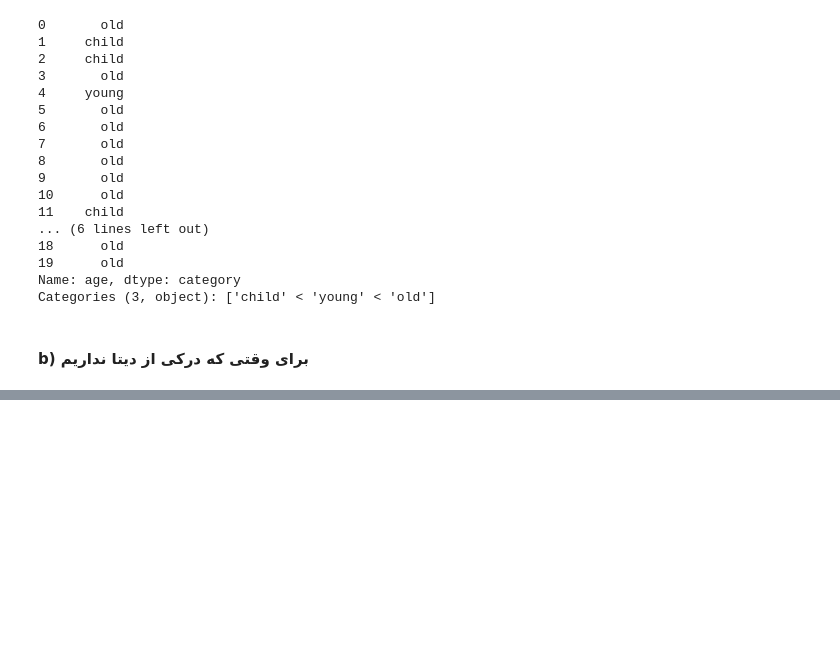
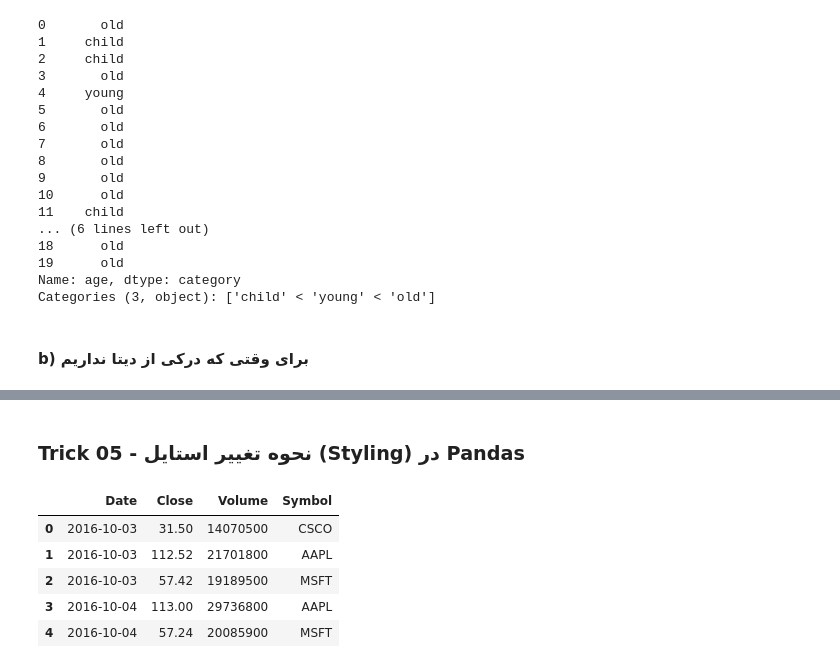
Before and after one commit to poorialari2017/ML_git001, a Jupyter notebook: MLproj002/Pooria/01 Preprocessing/Pandas/02 30Trick of Pandas.ipynb, the cells around one changed output, grey strips where cells are left out. Cells and saved outputs as stored; diff of their text form; code cells hidden in the pictures; blank space fills up the shorter version.

```diff
--- a/MLproj002/Pooria/01 Preprocessing/Pandas/02 30Trick of Pandas.ipynb
+++ b/MLproj002/Pooria/01 Preprocessing/Pandas/02 30Trick of Pandas.ipynb
@@ -323,0 +334,6 @@ dft03
+# %%
+pd.set_option('display.float_format', lambda x: '%.10f' % x)
+# %%
+pd.set_option('display.float_format', lambda x: '%.1f' % x)
+dft04.fare
+# دقت کنید این کار روی کل پانداس اعمال میشه نه دیتا فریم
@@ -323,0 +355,3 @@ dft03
+# %%
+pd.reset_option('display.float_format')
+dft04.fare
@@ -323,0 +371,5 @@ dft03
+# %%
+pd.set_option('display.float_format', lambda x: '%.1f' % x)
+print(dft04.fare)
+pd.reset_option('display.float_format')
+print(dft04.fare)
@@ -323,0 +394,2 @@ dft03
+# %% [markdown]
+### Trick 05 - نحوه تغییر استایل (Styling) در Pandas
@@ -323,0 +400,10 @@ dft03
+# %%
+dft05 = pd.read_csv("../../00 DATA/stocks.csv")
+dft05.head()
+# %% [output]
+|  | Date | Close | Volume | Symbol |
+| 0 | 2016-10-03 | 31.50 | 14070500 | CSCO |
+| 1 | 2016-10-03 | 112.52 | 21701800 | AAPL |
+| 2 | 2016-10-03 | 57.42 | 19189500 | MSFT |
+| 3 | 2016-10-04 | 113.00 | 29736800 | AAPL |
+| 4 | 2016-10-04 | 57.24 | 20085900 | MSFT |
```
Also changed, not shown: parts of 15 cells of this notebook, 2 other files.
